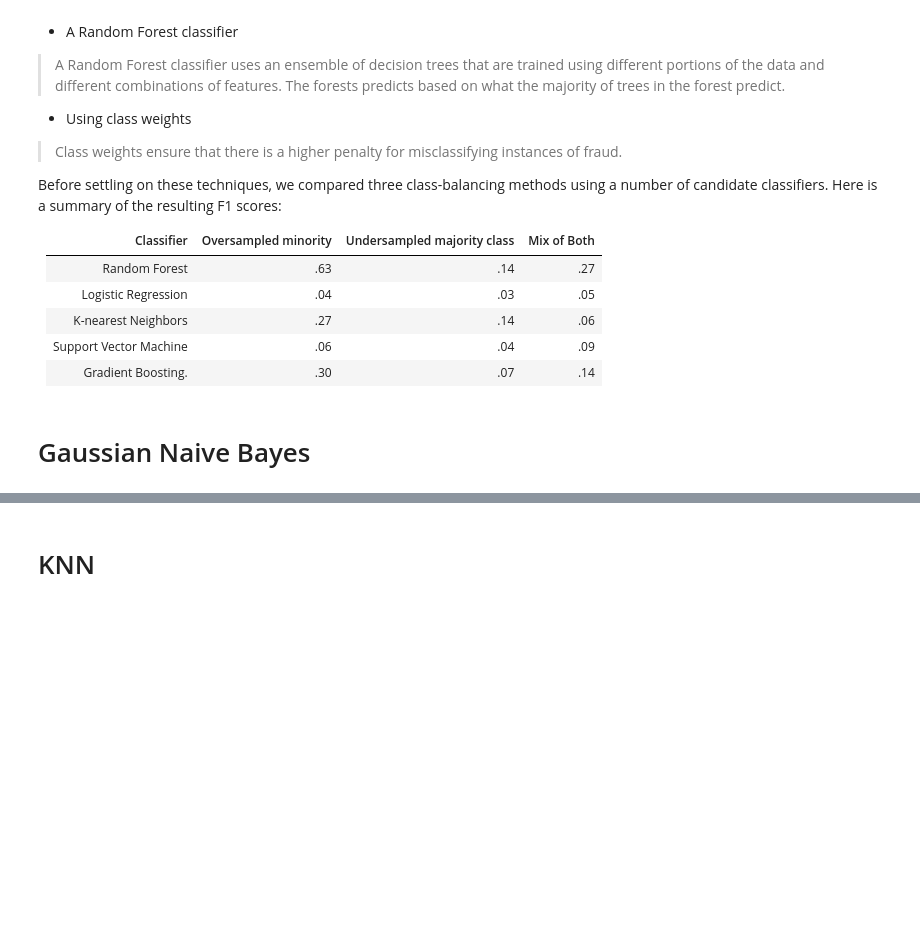
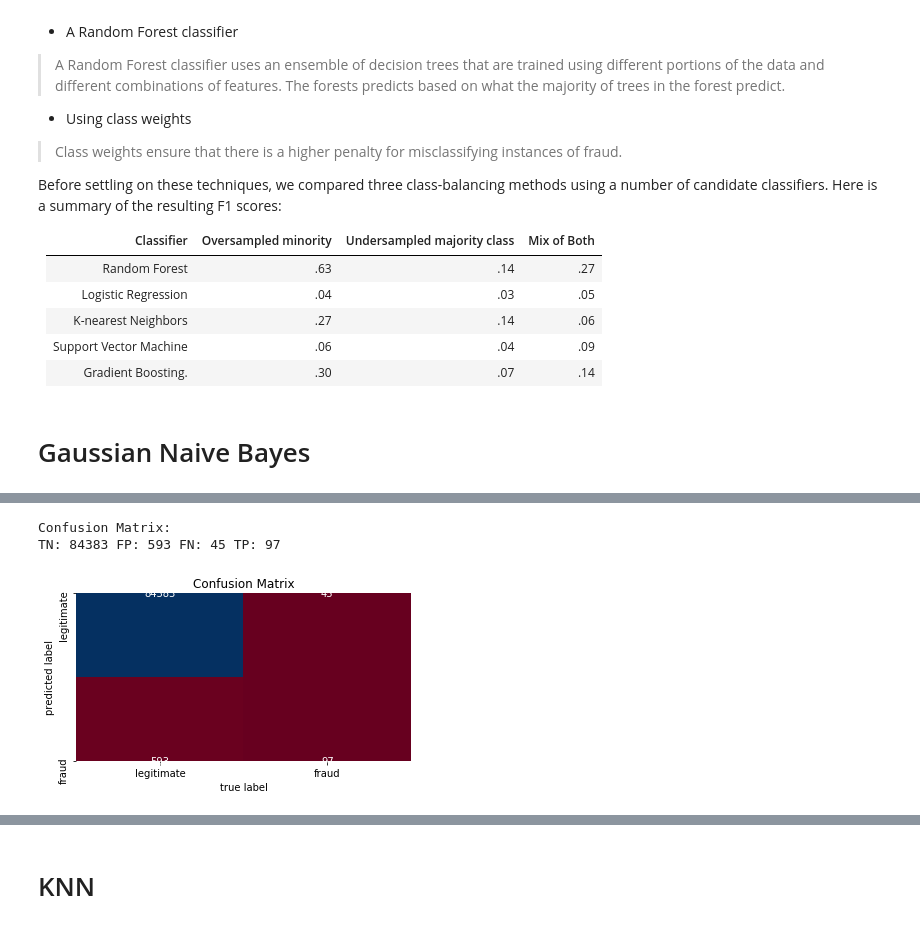
Before and after one commit to AdamBlomfield/credit_card_fraud, a Jupyter notebook: notebooks/predictive_modelling.ipynb, the cells around one changed output, grey strips where cells are left out. Drawn from its saved outputs; the diff is of its cells as text; code cells hidden in the pictures; blank space fills up the shorter version.

```diff
--- a/notebooks/predictive_modelling.ipynb
+++ b/notebooks/predictive_modelling.ipynb
@@ -217,0 +299,13 @@ Test F1:                0.2332
+# %%
+# print confusion matrix
+cm = confusion_matrix(y_test, test_predictions)
+sns.heatmap(cm.T, square=True, annot=True, fmt = 'g', cmap='RdBu', cbar=False, xticklabels=['legitimate', 'fraud'], yticklabels=['legitimate', 'fraud'])
+plt.title('Confusion Matrix')
+plt.xlabel('true label')
+plt.ylabel('predicted label')
+tn, fp, fn, tp = confusion_matrix(y_test, test_predictions).ravel()
+print("Confusion Matrix:",'\nTN:', tn, 'FP:', fp, 'FN:', fn, 'TP:', tp)
+# %% [output]
+Confusion Matrix:
+TN: 84383 FP: 593 FN: 45 TP: 97
+[figure, added]
```
Also changed, not shown: parts of 23 cells of this notebook.
